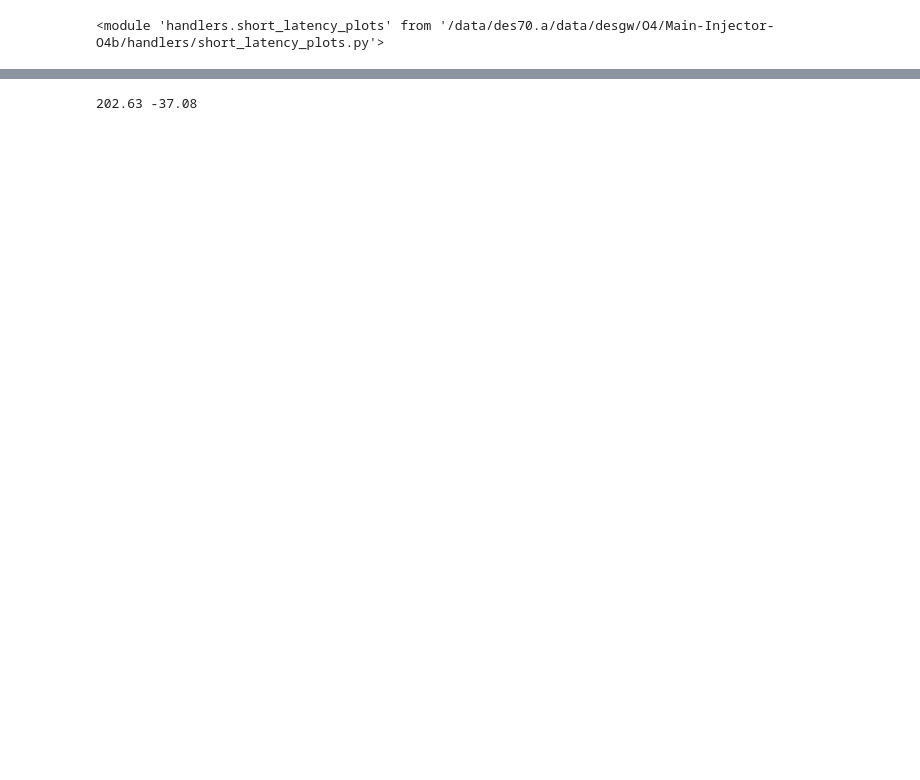
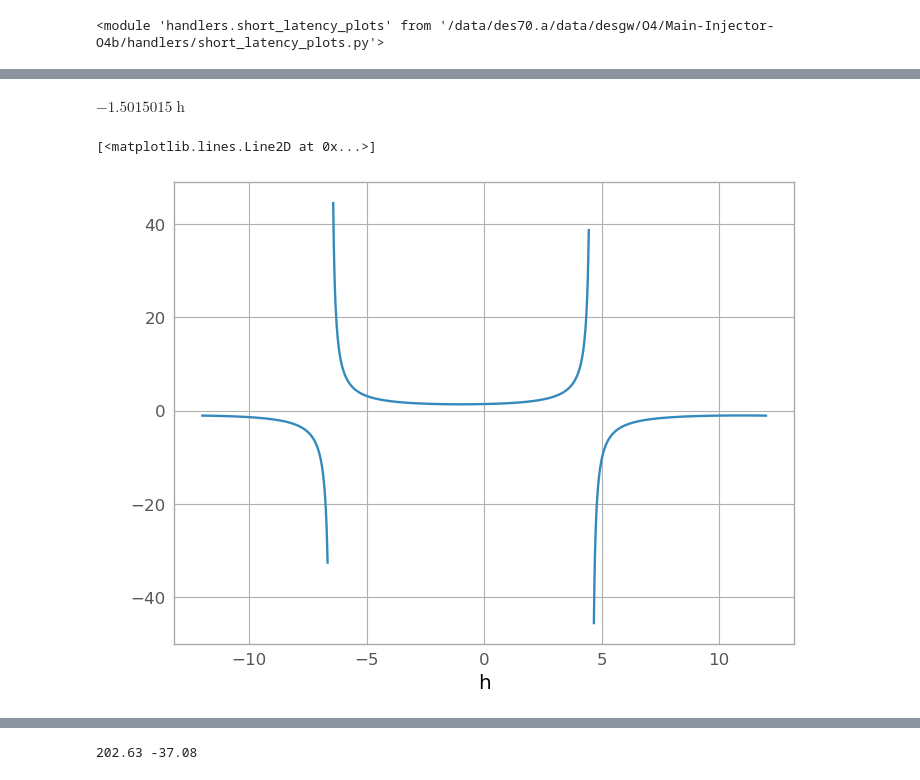
Before and after one commit to SSantosLab/Main-Injector, a Jupyter notebook: utils/MoonPlotMaker.ipynb, the cells around one changed output, grey strips where cells are left out. Saved outputs shown, nothing was run; the diff lists cells and outputs as text; code cells hidden in the pictures; blank space fills up the shorter version.

```diff
--- a/utils/MoonPlotMaker.ipynb
+++ b/utils/MoonPlotMaker.ipynb
@@ -10,13 +10,13 @@ reload(slp)
 # %% [output]
 <module 'handlers.short_latency_plots' from '/data/des70.a/data/desgw/O4/Main-Injector-O4b/handlers/short_latency_plots.py'>
 # %%
-target_coords = [141.33,-4.59]
-base_path = "/data/des70.a/data/desgw/O4/Main-Injector-O4b/OUTPUT/O4REAL/S250205bk/UPDATE/"
-# arr = np.arange(20,30)
-ID="S250205bk"
-# for day in arr:
-date = "2025-02-19"
-fullPath = base_path+ID+"_"+date
-plot = slp.moon_airmass(ID, date, target_coords)
-# plot.show()
+target_coords = (85.80,-47.60)
+base_path = "/data/des70.a/data/desgw/O4/Main-Injector-O4b/OUTPUT/O4REAL/S250328ae/UPDATE/"
+arr = np.arange(17,30)
+ID="S250223dk"
+for day in arr:
+    date = "2025-04-{}".format(day)
+    fullPath = base_path+ID+"_"+date
+    plot = slp.moon_airmass(ID, date, target_coords,return_many=True)
+    # plot.show()
 # %% [output]
@@ -32 +62,10 @@ plot
+# %%
+plot[2][mask][np.argmin(plot[4][mask])]
+# %% [output]
+$-1.5015015 \; \mathrm{h}$
+# %%
+slp.plt.plot(plot[2],plot[4])
+# %% [output]
+[<matplotlib.lines.Line2D at 0x...>]
+[figure, added]
 # %%
```
Also changed, not shown: parts of 4 cells of this notebook, 3 other files.
